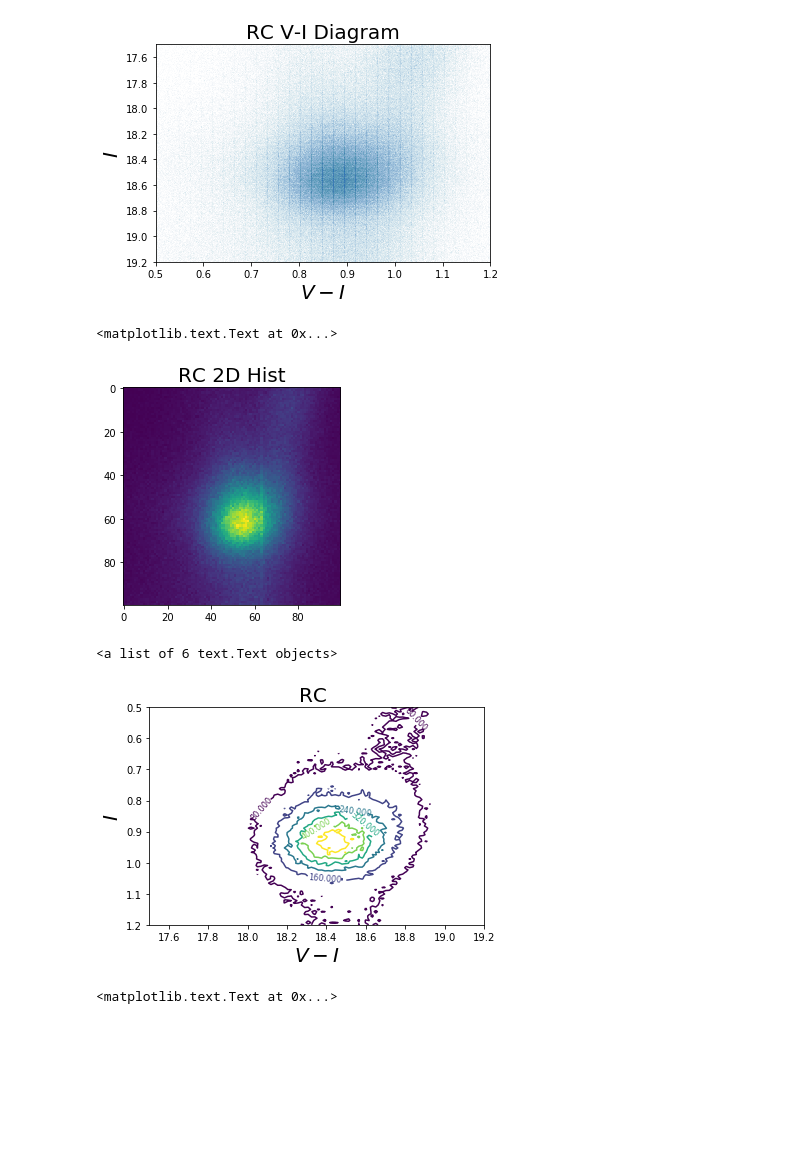
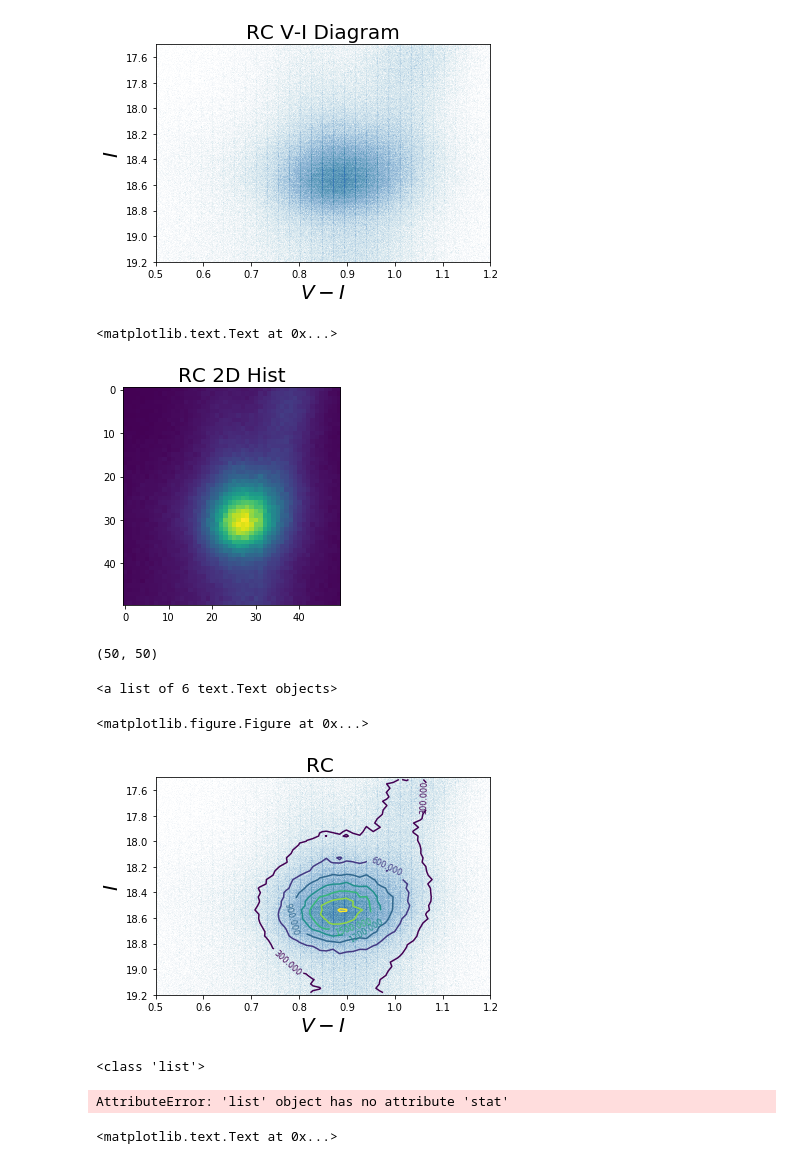
Before and after one commit to DouglasGrion/Red-Clump-Locations, a Jupyter notebook: Red-Clump-Location.ipynb, the cells around one changed output. Cells and saved outputs as stored; diff of their text form; code cells hidden in the pictures; blank space fills up the shorter version.

Commit message:
Fitting ellipses is hard

```diff
--- a/Red-Clump-Location.ipynb
+++ b/Red-Clump-Location.ipynb
@@ -200,34 +200,67 @@ NaNs1 = np.isnan(VImag)
 NaNs2 = np.isnan(Imag)
 VImag[NaNs1]= -9999
 Imag[NaNs2] = -9999
-bins = (100,100)
+bins = (50,50)
 H, xedges, yedges = np.histogram2d(Imag, VImag, bins, range=[[17.5, 19.2], [0.5, 1.2]])
 plt.imshow(H)
 plt.title("RC 2D Hist", fontsize=20)
 # %% [output]
 <matplotlib.text.Text at 0x...>
-[figure, old version]
+[figure, new version]
 # %%
 import scipy
 from scipy import ndimage
+plt.figure(figsize=(8,8))
 fig, ax = plt.subplots(nrows=1,ncols=1)
 ax.scatter(catalog["Vmag"] - catalog["Imag"], catalog["Imag"], s=0.001, alpha=0.15)
-H, xedges, yedges = np.histogram2d(Imag, VImag, bins, range=[[17.5, 19.2], [0.5, 1.2]])
+H, xedges, yedges = np.histogram2d(VImag, Imag, bins, range=[[0.5, 1.2], [17.5, 19.2]])
+print(H.shape)
 extent = [xedges[0],xedges[-1],yedges[0],yedges[-1]]
-cset1 = ax.contour(H,extent=extent)
-plt.xlim(17.5,19.2)
-plt.ylim(0.5,1.2)
+cset1 = ax.contour(H.T,extent=extent,aspect=1,origin='lower')
+plt.xlim(0.5,1.2)
+plt.ylim(17.5,19.2)
 plt.ylim(reversed(plt.ylim()))
 plt.xlabel("$V-I$", fontsize=20)
 plt.ylabel("$I$", fontsize=20)
 plt.title("RC ", fontsize=20)
 ax.clabel(cset1, fontsize=8)
-##### see how its here and with the right orientation AND dimentions?
-##### But its not on top of the RC, which is at [(0.5,1,2),(17.5,19.2)]
-##### What is confusing is that this has the right dimentions, even if its xy-axes have different sizes than the RC
 # %% [output]
-<a list of 6 text.Text objects>
+(50, 50)
+<a list of 6 text.Text objects>
+<matplotlib.figure.Figure at 0x...>
-[figure, old version]
+[figure, new version]
+# %%
+points = cset1.collections[1].get_paths()
+print(type(points))
+dat0= cset1.allsegs[0][0]
+points.stat()
+
+#for (elem1, elem2) in points:
+    #testList2 += [(elem1, elem2)]
+    #x += [elem1]
+    #y += [elem2]
+
+#zip(*testList2)
+#plt.plot(*zip(*testList2))
+#plt.show()
+
+#from numpy.linalg import eig, inv
+
+#def fitEllipse(x,y):
+    #x = x[:,np.newaxis]
+    #y = y[:,np.newaxis]
+    #D =  np.hstack((x*x, x*y, y*y, x, y, np.ones_like(x)))
+    #S = np.dot(D.T,D)
+    #C = np.zeros([6,6])
+    #C[0,2] = C[2,0] = 2; C[1,1] = -1
+    #E, V =  eig(np.dot(inv(S), C))
+    #n = np.argmax(np.abs(E))
+    #a = V[:,n]
+    #return a
+#fitEllipse()
+# %% [output]
+<class 'list'>
+AttributeError: 'list' object has no attribute 'stat'
 # %%
 RC_ra=[]
 RC_dec=[]
```
